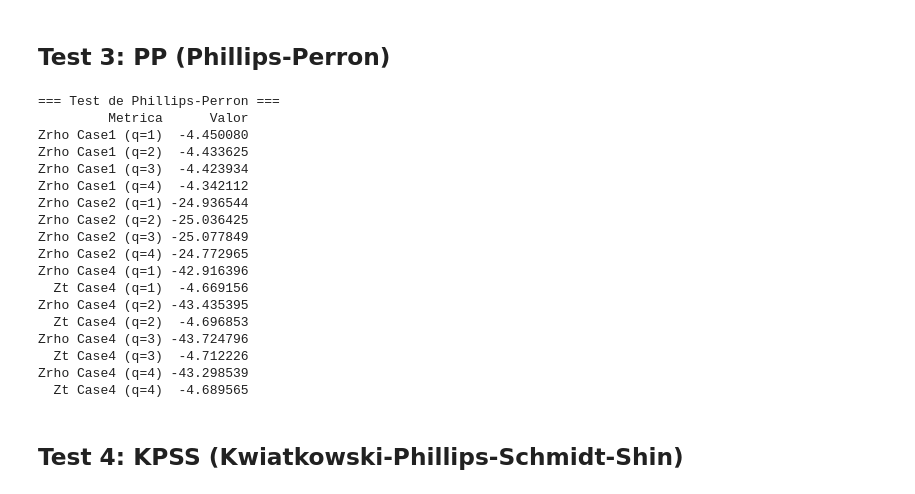
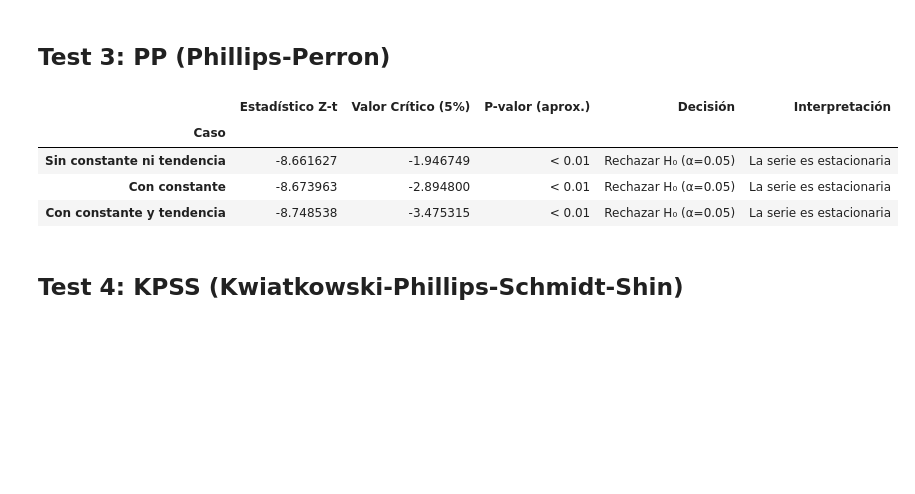
Before and after one commit to ensta630team/Homeworks, a Jupyter notebook: presentation/notebooks/hw_3/testing.ipynb, the cells around one changed output. Saved outputs shown, nothing was run; the diff lists cells and outputs as text; code cells hidden in the pictures; blank space fills up the shorter version.

```diff
--- a/presentation/notebooks/hw_3/testing.ipynb
+++ b/presentation/notebooks/hw_3/testing.ipynb
@@ -77,28 +66,14 @@ TypeError: test_adf() takes 0 positional arguments but 1 was given
 # %% [markdown]
 ## Test 3: PP (Phillips-Perron)
 # %%
-metrics = testmodule.test_pp(dataset['unit_root'])
-print("=== Test de Phillips-Perron ===")
-print(metrics.to_string(index=False))
+metrics = testmodule.test_pp(dataset['stationary'])
+metrics
 # %% [output]
-=== Test de Phillips-Perron ===
-         Metrica      Valor
-Zrho Case1 (q=1)  -4.450080
-Zrho Case1 (q=2)  -4.433625
-Zrho Case1 (q=3)  -4.423934
-Zrho Case1 (q=4)  -4.342112
-Zrho Case2 (q=1) -24.936544
-Zrho Case2 (q=2) -25.036425
-Zrho Case2 (q=3) -25.077849
-Zrho Case2 (q=4) -24.772965
-Zrho Case4 (q=1) -42.916396
-  Zt Case4 (q=1)  -4.669156
-Zrho Case4 (q=2) -43.435395
-  Zt Case4 (q=2)  -4.696853
-Zrho Case4 (q=3) -43.724796
-  Zt Case4 (q=3)  -4.712226
-Zrho Case4 (q=4) -43.298539
-  Zt Case4 (q=4)  -4.689565
+|  | Estadístico Z-t | Valor Crítico (5%) | P-valor (aprox.) | Decisión | Interpretación |
+| Caso |  |  |  |  |  |
+| Sin constante ni tendencia | -8.661627 | -1.946749 | < 0.01 | Rechazar H₀ (α=0.05) | La serie es estacionaria |
+| Con constante | -8.673963 | -2.894800 | < 0.01 | Rechazar H₀ (α=0.05) | La serie es estacionaria |
+| Con constante y tendencia | -8.748538 | -3.475315 | < 0.01 | Rechazar H₀ (α=0.05) | La serie es estacionaria |
 # %% [markdown]
 ## Test 4: KPSS (Kwiatkowski-Phillips-Schmidt-Shin)
 # %%
```
Also changed, not shown: parts of 2 cells of this notebook, 5 other files.
